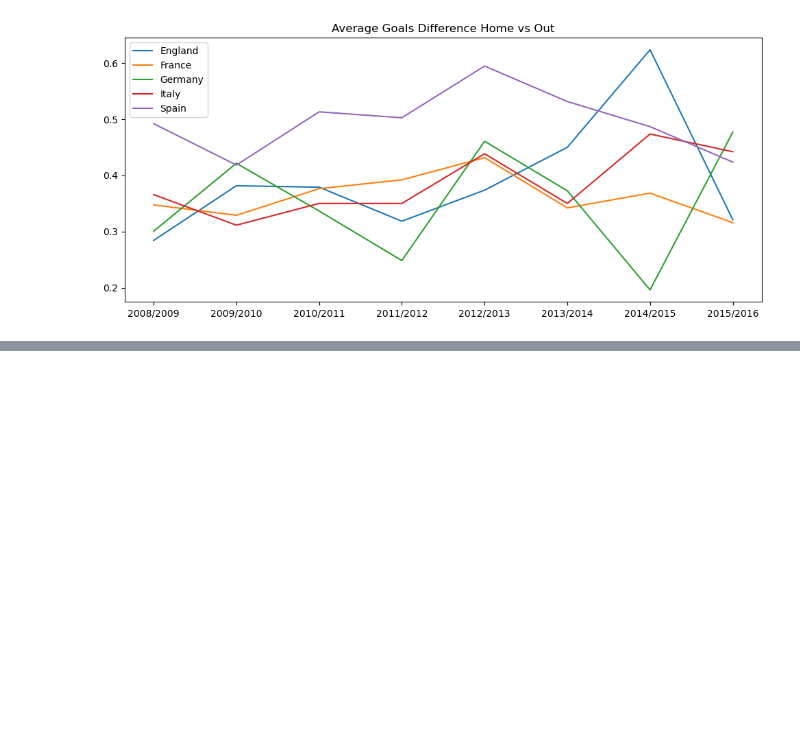
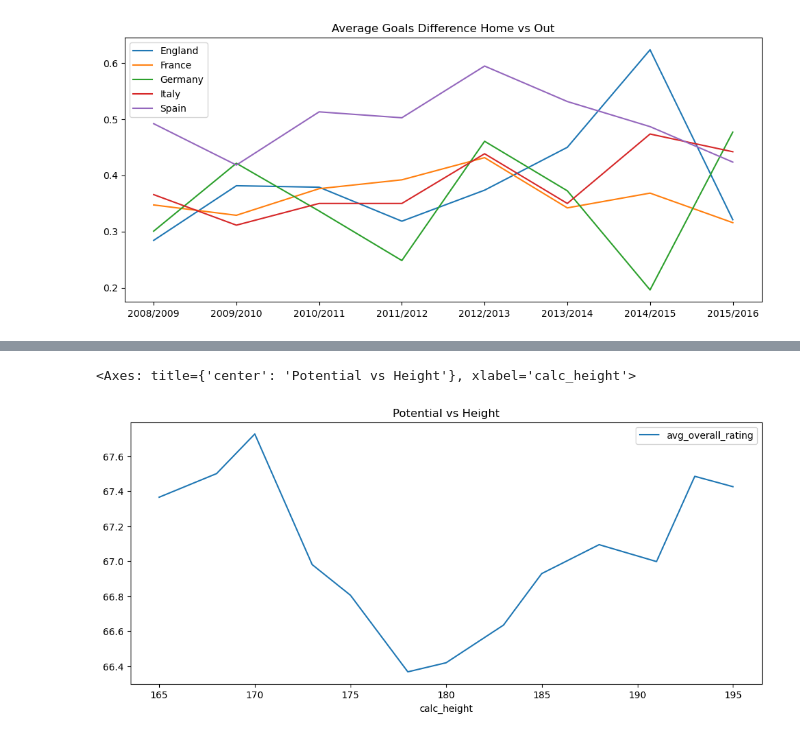
Before and after one commit to gamaliel-olano/data-analysis-soccer, a Jupyter notebook: main.ipynb, the cells around one changed output, grey strips where cells are left out. Drawn from its saved outputs; the diff is of its cells as text; code cells hidden in the pictures; blank space fills up the shorter version.

Commit message:
Compare player potential from different heights

```diff
--- a/main.ipynb
+++ b/main.ipynb
@@ -224,0 +230,21 @@ df.plot(figsize=(12,5),title='Average Goals Difference Home vs Out')
+# %%
+players_height = pd.read_sql("""SELECT CASE
+                                            WHEN ROUND(height)<165 then 165
+                                            WHEN ROUND(height)>195 then 195
+                                            ELSE ROUND(height)
+                                            END AS calc_height,
+                                        COUNT(height) AS distribution,
+                                        (avg(PA_Grouped.avg_overall_rating)) AS avg_overall_rating,
+                                        (avg(PA_Grouped.avg_potential)) AS avg_potential,
+                                        AVG(weight) AS avg_weight
+                            FROM PLAYER
+                            LEFT JOIN (SELECT Player_Attributes.player_api_id,
+                                        avg(Player_Attributes.overall_rating) AS avg_overall_rating,
+                                        avg(Player_Attributes.potential) AS avg_potential
+                                        FROM Player_Attributes
+                                        GROUP BY Player_Attributes.player_api_id)
+                                        AS PA_Grouped ON PLAYER.player_api_id = PA_Grouped.player_api_id
+                            GROUP BY calc_height
+                            ORDER BY calc_height
+                                ;""", db)
+players_height
@@ -224,0 +266,5 @@ df.plot(figsize=(12,5),title='Average Goals Difference Home vs Out')
+# %%
+players_height.plot(x='calc_height',y='avg_overall_rating',figsize=(12,5),title='Potential vs Height')
+# %% [output]
+<Axes: title={'center': 'Potential vs Height'}, xlabel='calc_height'>
+[figure, added]
```
Also changed, not shown: parts of 2 cells of this notebook.
